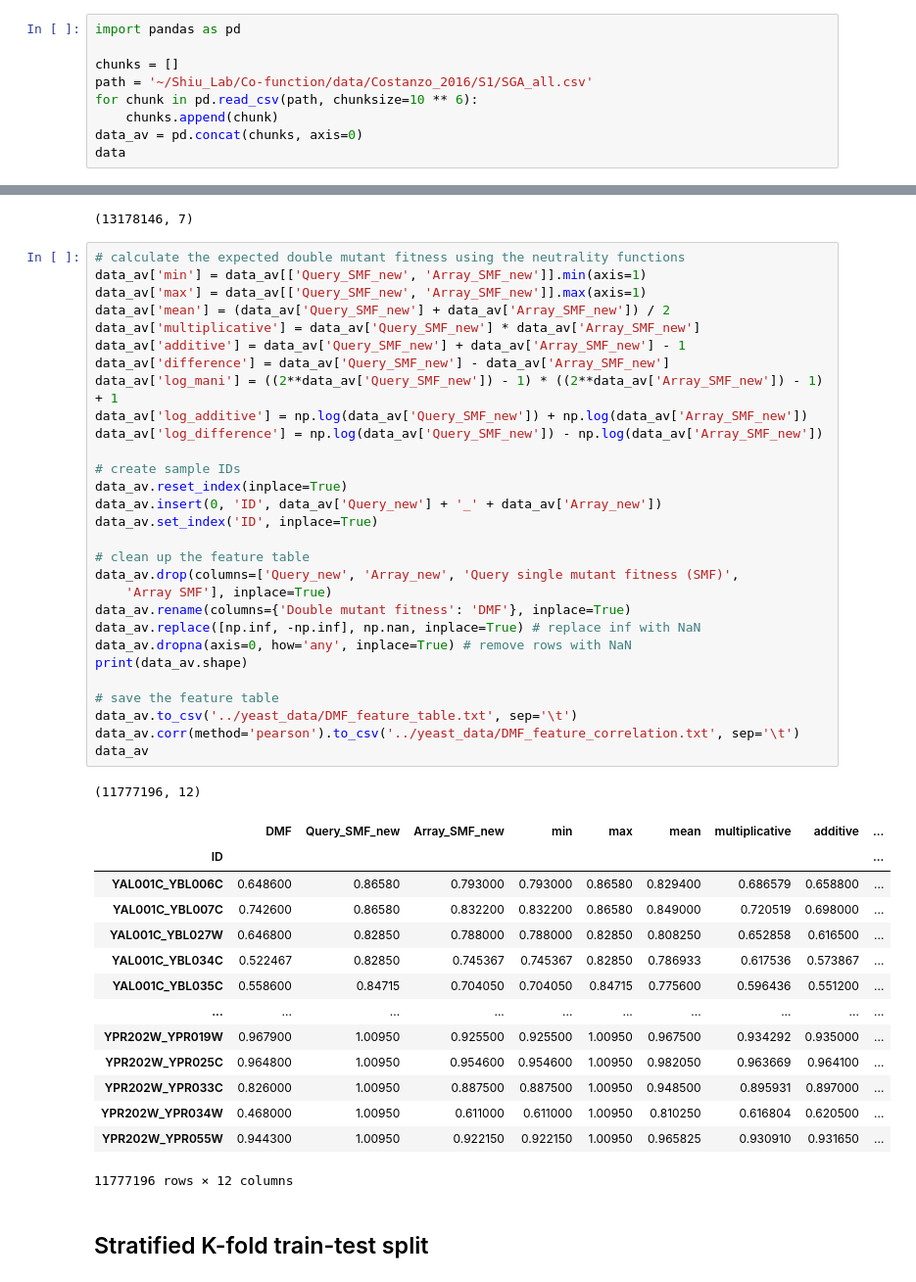
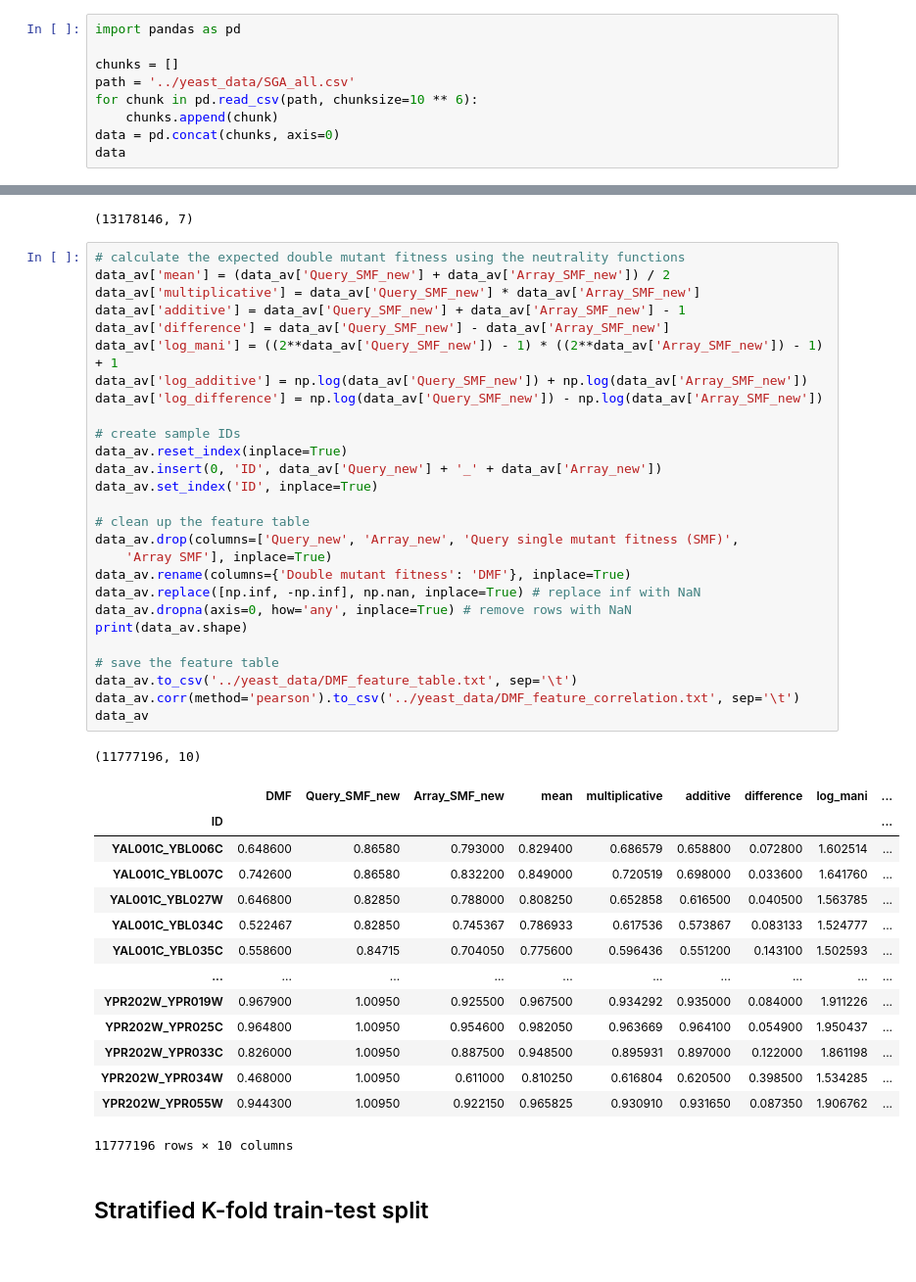
Before and after one commit to ksegaba/Yeast-Ara-GI, a Jupyter notebook: yeast_code/1a_make_regression_feature_tables.ipynb, the cells around one changed output, grey strips where cells are left out. Shown at 98% size. Saved outputs shown, nothing was run; the diff lists cells and outputs as text.

Commit message:
Removed min and max from feature tables

```diff
--- a/yeast_code/1a_make_regression_feature_tables.ipynb
+++ b/yeast_code/1a_make_regression_feature_tables.ipynb
@@ -42,10 +38,10 @@ Wab: relative fitness of the double mutant
 import pandas as pd
 
 chunks = []
-path = '~/Shiu_Lab/Co-function/data/Costanzo_2016/S1/SGA_all.csv'
+path = '../yeast_data/SGA_all.csv'
 for chunk in pd.read_csv(path, chunksize=10 ** 6):
     chunks.append(chunk)
-data_av = pd.concat(chunks, axis=0)
+data = pd.concat(chunks, axis=0)
 data
 # %% [output]
 |  | Query Strain ID | Query allele name | Array Strain ID | Array allele name | Arraytype/Temp | ... |
@@ -112,49 +108,47 @@ data_av.reset_index().drop_duplicates(subset=['Query_new', 'Array_new']).shape
 (13178146, 7)
 # %%
 # calculate the expected double mutant fitness using the neutrality functions
-data_av['min'] = data_av[['Query_SMF_new', 'Array_SMF_new']].min(axis=1)
-data_av['max'] = data_av[['Query_SMF_new', 'Array_SMF_new']].max(axis=1)
 data_av['mean'] = (data_av['Query_SMF_new'] + data_av['Array_SMF_new']) / 2
 data_av['multiplicative'] = data_av['Query_SMF_new'] * data_av['Array_SMF_new']
 data_av['additive'] = data_av['Query_SMF_new'] + data_av['Array_SMF_new'] - 1
 data_av['difference'] = data_av['Query_SMF_new'] - data_av['Array_SMF_new']
 data_av['log_mani'] = ((2**data_av['Query_SMF_new']) - 1) * ((2**data_av['Array_SMF_new']) - 1) + 1
 data_av['log_additive'] = np.log(data_av['Query_SMF_new']) + np.log(data_av['Array_SMF_new'])
 data_av['log_difference'] = np.log(data_av['Query_SMF_new']) - np.log(data_av['Array_SMF_new'])
 
 # create sample IDs
 data_av.reset_index(inplace=True)
 data_av.insert(0, 'ID', data_av['Query_new'] + '_' + data_av['Array_new'])
 data_av.set_index('ID', inplace=True)
 
 # clean up the feature table
 data_av.drop(columns=['Query_new', 'Array_new', 'Query single mutant fitness (SMF)',
     'Array SMF'], inplace=True)
 data_av.rename(columns={'Double mutant fitness': 'DMF'}, inplace=True)
 data_av.replace([np.inf, -np.inf], np.nan, inplace=True) # replace inf with NaN
 data_av.dropna(axis=0, how='any', inplace=True) # remove rows with NaN
 print(data_av.shape)
 
 # save the feature table
 data_av.to_csv('../yeast_data/DMF_feature_table.txt', sep='\t')
 data_av.corr(method='pearson').to_csv('../yeast_data/DMF_feature_correlation.txt', sep='\t')
 data_av
 # %% [output]
-(11777196, 12)
+(11777196, 10)
-|  | DMF | Query_SMF_new | Array_SMF_new | min | max | mean | multiplicative | additive | ... |
+|  | DMF | Query_SMF_new | Array_SMF_new | mean | multiplicative | additive | difference | log_mani | ... |
 | ID |  |  |  |  |  |  |  |  | ... |
-| YAL001C_YBL006C | 0.648600 | 0.86580 | 0.793000 | 0.793000 | 0.86580 | 0.829400 | 0.686579 | 0.658800 | ... |
-| YAL001C_YBL007C | 0.742600 | 0.86580 | 0.832200 | 0.832200 | 0.86580 | 0.849000 | 0.720519 | 0.698000 | ... |
-| YAL001C_YBL027W | 0.646800 | 0.82850 | 0.788000 | 0.788000 | 0.82850 | 0.808250 | 0.652858 | 0.616500 | ... |
-| YAL001C_YBL034C | 0.522467 | 0.82850 | 0.745367 | 0.745367 | 0.82850 | 0.786933 | 0.617536 | 0.573867 | ... |
-| YAL001C_YBL035C | 0.558600 | 0.84715 | 0.704050 | 0.704050 | 0.84715 | 0.775600 | 0.596436 | 0.551200 | ... |
+| YAL001C_YBL006C | 0.648600 | 0.86580 | 0.793000 | 0.829400 | 0.686579 | 0.658800 | 0.072800 | 1.602514 | ... |
+| YAL001C_YBL007C | 0.742600 | 0.86580 | 0.832200 | 0.849000 | 0.720519 | 0.698000 | 0.033600 | 1.641760 | ... |
+| YAL001C_YBL027W | 0.646800 | 0.82850 | 0.788000 | 0.808250 | 0.652858 | 0.616500 | 0.040500 | 1.563785 | ... |
+| YAL001C_YBL034C | 0.522467 | 0.82850 | 0.745367 | 0.786933 | 0.617536 | 0.573867 | 0.083133 | 1.524777 | ... |
+| YAL001C_YBL035C | 0.558600 | 0.84715 | 0.704050 | 0.775600 | 0.596436 | 0.551200 | 0.143100 | 1.502593 | ... |
 | ... | ... | ... | ... | ... | ... | ... | ... | ... | ... |
-| YPR202W_YPR019W | 0.967900 | 1.00950 | 0.925500 | 0.925500 | 1.00950 | 0.967500 | 0.934292 | 0.935000 | ... |
-| YPR202W_YPR025C | 0.964800 | 1.00950 | 0.954600 | 0.954600 | 1.00950 | 0.982050 | 0.963669 | 0.964100 | ... |
-| YPR202W_YPR033C | 0.826000 | 1.00950 | 0.887500 | 0.887500 | 1.00950 | 0.948500 | 0.895931 | 0.897000 | ... |
-| YPR202W_YPR034W | 0.468000 | 1.00950 | 0.611000 | 0.611000 | 1.00950 | 0.810250 | 0.616804 | 0.620500 | ... |
-| YPR202W_YPR055W | 0.944300 | 1.00950 | 0.922150 | 0.922150 | 1.00950 | 0.965825 | 0.930910 | 0.931650 | ... |
+| YPR202W_YPR019W | 0.967900 | 1.00950 | 0.925500 | 0.967500 | 0.934292 | 0.935000 | 0.084000 | 1.911226 | ... |
+| YPR202W_YPR025C | 0.964800 | 1.00950 | 0.954600 | 0.982050 | 0.963669 | 0.964100 | 0.054900 | 1.950437 | ... |
+| YPR202W_YPR033C | 0.826000 | 1.00950 | 0.887500 | 0.948500 | 0.895931 | 0.897000 | 0.122000 | 1.861198 | ... |
+| YPR202W_YPR034W | 0.468000 | 1.00950 | 0.611000 | 0.810250 | 0.616804 | 0.620500 | 0.398500 | 1.534285 | ... |
+| YPR202W_YPR055W | 0.944300 | 1.00950 | 0.922150 | 0.965825 | 0.930910 | 0.931650 | 0.087350 | 1.906762 | ... |
-11777196 rows × 12 columns
+11777196 rows × 10 columns
 # %% [markdown]
 ## Stratified K-fold train-test split
 # %%
```
Also changed, not shown: parts of 1 cell of this notebook, 1 other file.
